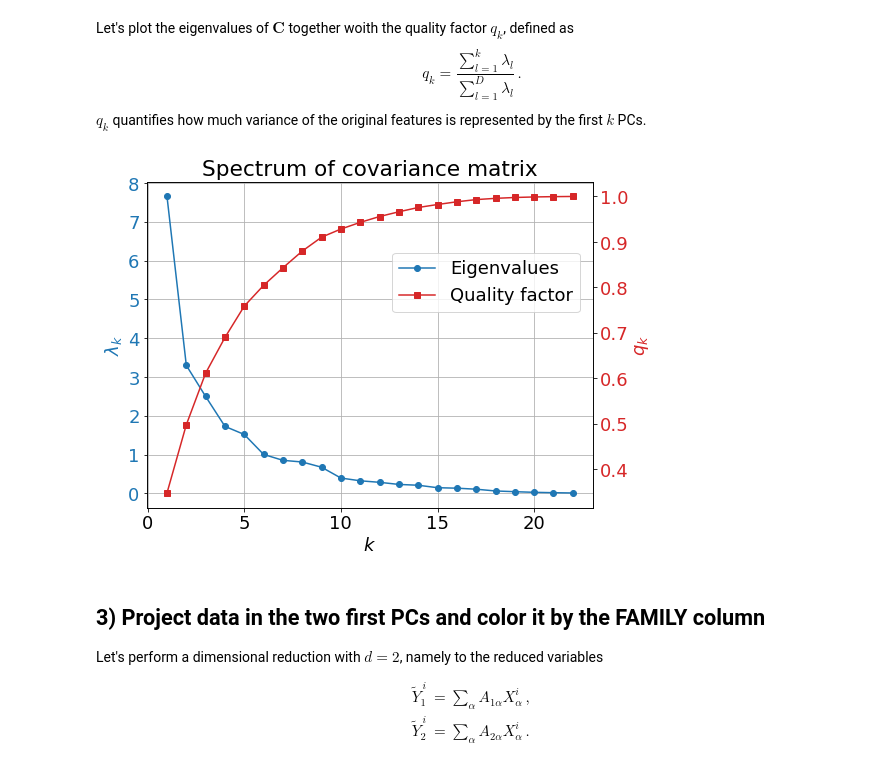
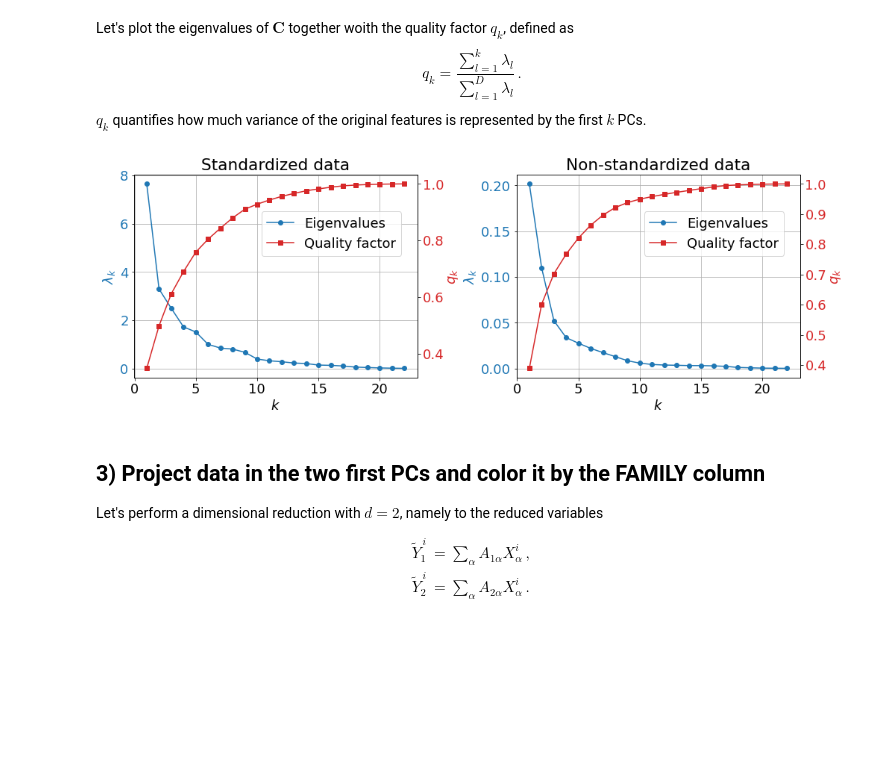
Before and after one commit to vdeltatto/unsupervised-learning, a Jupyter notebook: First_exercise/First_exercise.ipynb, the cells around one changed output. Saved outputs shown, nothing was run; the diff lists cells and outputs as text; code cells hidden in the pictures; blank space fills up the shorter version.

Commit message:
PCA also with non-standardized data set

```diff
--- a/First_exercise/First_exercise.ipynb
+++ b/First_exercise/First_exercise.ipynb
@@ -36,7 +40,8 @@ Let's apply the PCA pipeline:
 ## 1) Preprocessing (normalization and centering)
 Data are cenetered and divided by their standard deviation for each dimension $\alpha$:
 # %%
-data = (data - np.mean(data,axis=0)) / np.std(data,axis=0)
+data_ns = data - np.mean(data,axis=0)
+data = data_ns / np.std(data,axis=0)
 # %% [markdown]
 Check that data are now properly centered and normalized:
 # %%
@@ -71,15 +76,21 @@ which has dimensions $D\times D = 22\times 22$.
 N = data.shape[0] # 7195
 D = data.shape[1] # 22
 covariance_X = np.zeros((D,D))
+covariance_X_ns = np.zeros((D,D))
 for D1 in range(D):
     for D2 in range(D):
         covariance_X[D1,D2] = np.sum(data[:,D1]*data[:,D2]) / N
+        covariance_X_ns[D1,D2] = np.sum(data_ns[:,D1]*data_ns[:,D2]) / N
 # %% [markdown]
 ### 2.2) Eigenvalue problem for C
 # %%
 eigenvalues, eigenvectors = np.linalg.eigh(covariance_X) # optimized for symmetric real matrices
 eigenvalues = np.flip(eigenvalues)  # by default in ascending order
 eigenvectors = np.flip(eigenvectors,axis=1)
+
+eigenvalues_ns, eigenvectors_ns = np.linalg.eigh(covariance_X_ns)
+eigenvalues_ns = np.flip(eigenvalues_ns)
+eigenvectors_ns = np.flip(eigenvectors_ns,axis=1)
 # %% [markdown]
 Let's plot the eigenvalues of $\mathbf{C}$ together woith the quality factor $q_k$, defined as
 \begin{equation}
@@ -88,29 +99,47 @@ Let's plot the eigenvalues of $\mathbf{C}$ together woith the quality factor $q_
 $q_k$ quantifies how much variance of the original features is represented by the first $k$ PCs.
 # %%
 plt.rcParams['font.size'] = 18
-fig, ax1 = plt.subplots(figsize=(8,6))
+fig, (ax1,ax3) = plt.subplots(1,2,figsize=(16,5))
 
 color = 'tab:blue'
 lns1 = ax1.plot(np.arange(1,D+1),eigenvalues,'o-',color=color,label="Eigenvalues")
-ax1.set(xlabel="$k$",title="Spectrum of covariance matrix")
+ax1.set(xlabel="$k$",title="Standardized data")
 ax1.set_ylabel(ylabel="$\\lambda_k$",color=color)
 ax1.grid("on")
 ax1.tick_params(axis='y', labelcolor=color)
 
 color = 'tab:red'
 ax2 = ax1.twinx()
 lns2 = ax2.plot(np.arange(1,D+1),np.cumsum(eigenvalues)/np.sum(eigenvalues),'s-',color=color,label="Quality factor")
 ax2.set_ylabel("$q_k$",color=color)
 ax2.tick_params(axis='y', labelcolor=color)
 ax1.legend()
 
 lns = lns1+lns2
 labs = [l.get_label() for l in lns]
-ax1.legend(lns, labs, loc=[0.55,0.6])
+ax1.legend(lns, labs, loc=[0.45,0.6])
 
+color = 'tab:blue'
+lns1 = ax3.plot(np.arange(1,D+1),eigenvalues_ns,'o-',color=color,label="Eigenvalues")
+ax3.set(xlabel="$k$",title="Non-standardized data")
+ax3.set_ylabel(ylabel="$\\lambda_k$",color=color)
+ax3.grid("on")
+ax3.tick_params(axis='y', labelcolor=color)
+
+color = 'tab:red'
+ax4 = ax3.twinx()
+lns2 = ax4.plot(np.arange(1,D+1),np.cumsum(eigenvalues_ns)/np.sum(eigenvalues_ns),'s-',color=color,label="Quality factor")
+ax4.set_ylabel("$q_k$",color=color)
+ax4.tick_params(axis='y', labelcolor=color)
+ax3.legend()
+
+lns = lns1+lns2
+labs = [l.get_label() for l in lns]
+ax3.legend(lns, labs, loc=[0.45,0.6])
+plt.subplots_adjust(wspace=0.35)
 plt.show()
 # %% [output]
-[figure, old version]
+[figure, new version]
 # %% [markdown]
 ## 3) Project data in the two first PCs and color it by the FAMILY column
 Let's perform a dimensional reduction with $d=2$, namely to the reduced variables
```
Also changed, not shown: parts of 10 cells of this notebook.
